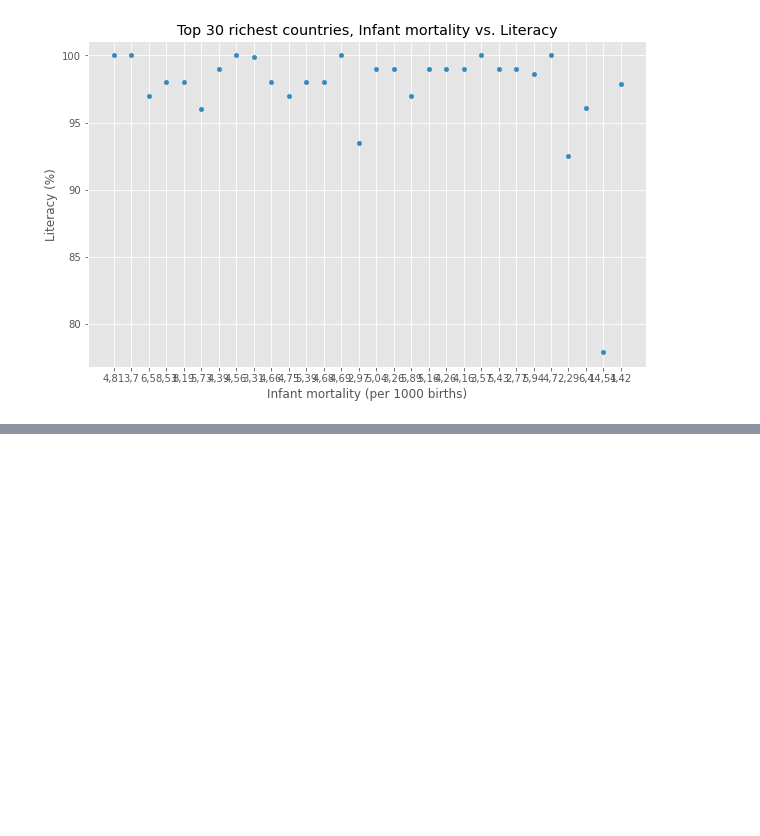
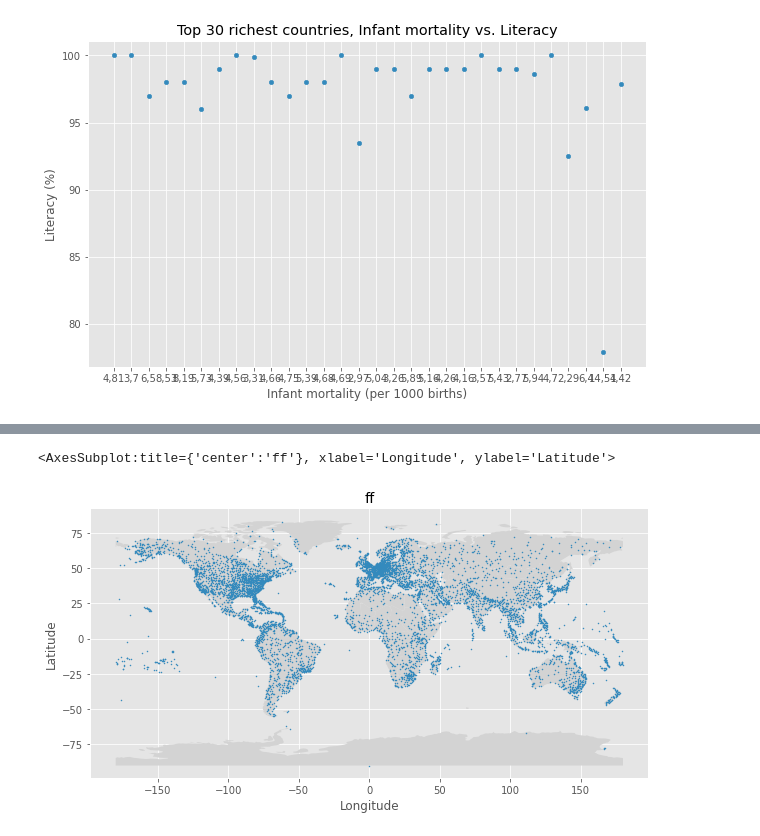
Before and after one commit to sgrzegorz/analiza-duzych-zbiorow-danych, a Jupyter notebook: 02/dataframe.ipynb, the cells around one changed output, grey strips where cells are left out. Cells and saved outputs as stored; diff of their text form; code cells hidden in the pictures; blank space fills up the shorter version.

```diff
--- a/02/dataframe.ipynb
+++ b/02/dataframe.ipynb
@@ -237,0 +239,17 @@ countries.toPandas()
+# %%
+import geopandas as gpd
+fig, ax = plt.subplots(figsize=(10,6))
+
+df = airports.toPandas()
+
+countries = gpd.read_file(
+     gpd.datasets.get_path("naturalearth_lowres"))
+countries.plot(color="lightgrey",ax=ax)
+
+df.plot(x="Longitude", y="Latitude", kind="scatter",
+        title=f"ff",
+        s=1.0,
+        ax=ax)
+# %% [output]
+<AxesSubplot:title={'center':'ff'}, xlabel='Longitude', ylabel='Latitude'>
+[figure, added]
```
Also changed, not shown: parts of 1 cell of this notebook.
